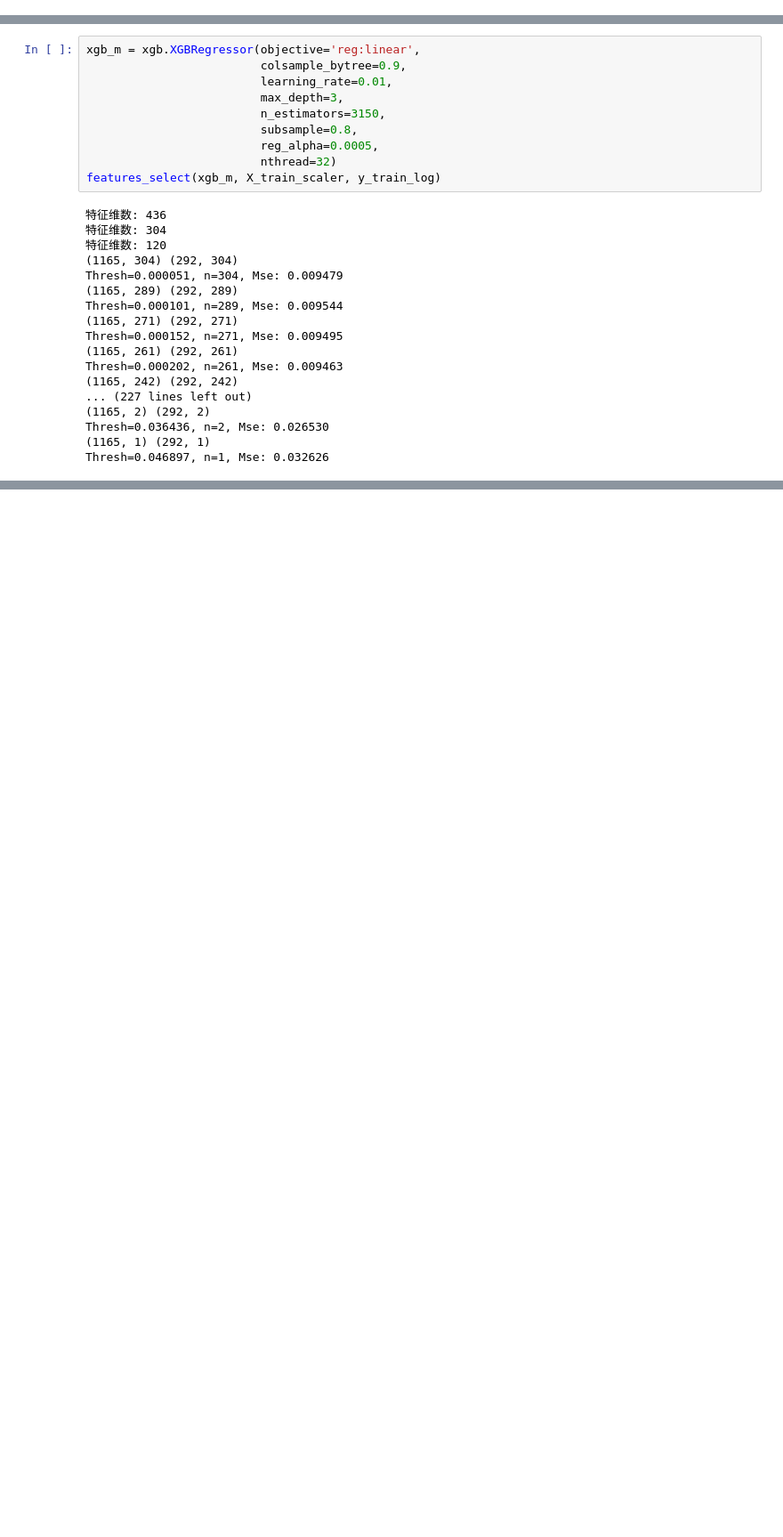
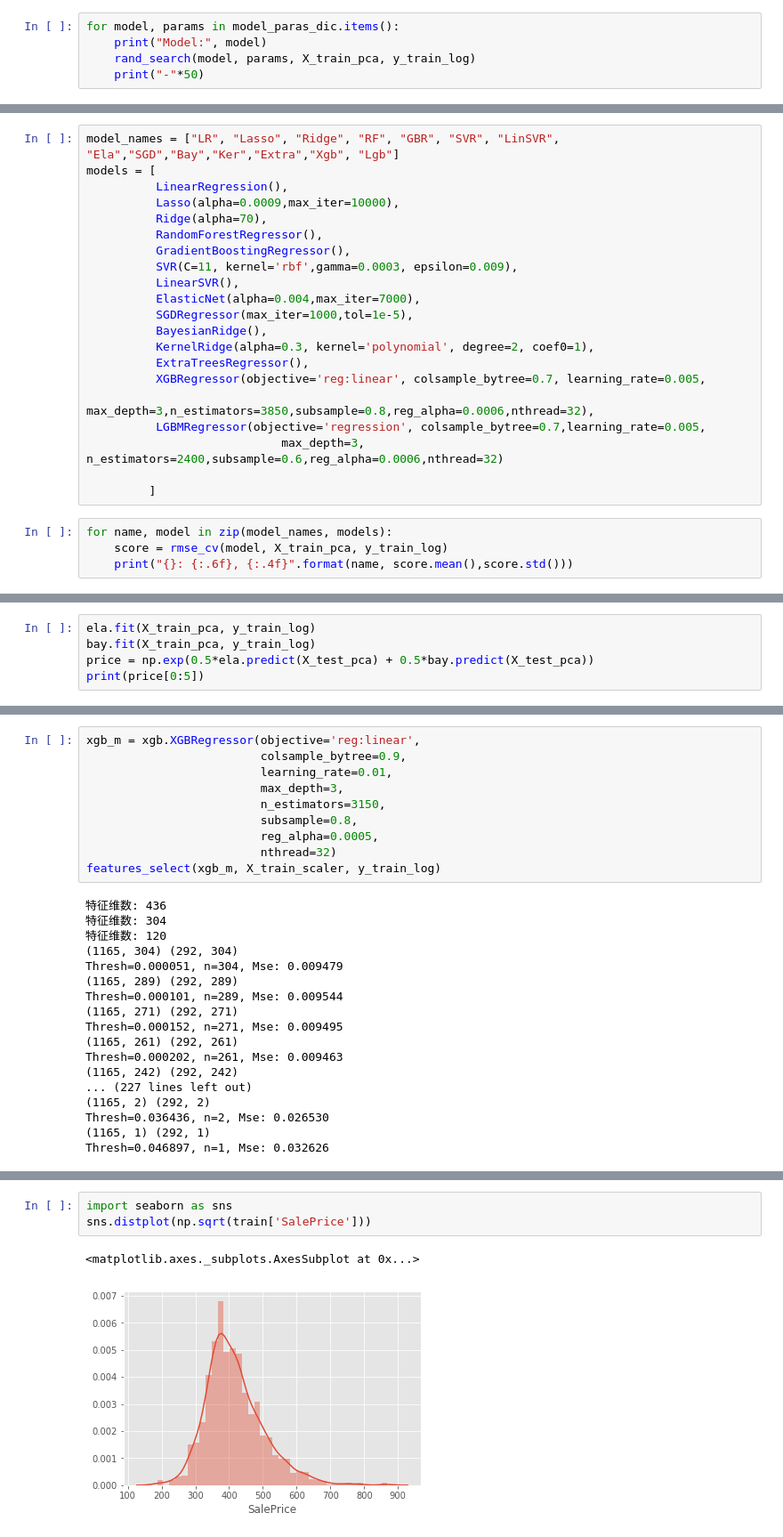
Before and after one commit to zingp/kaggle, a Jupyter notebook: LosAngelesHousePricesForecast/_1_LAHPF_data_preprocessng.ipynb, the cells around one changed output, grey strips where cells are left out. Shown at 89% size. Drawn from its saved outputs; the diff is of its cells as text; blank space fills up the shorter version.

```diff
--- a/LosAngelesHousePricesForecast/_1_LAHPF_data_preprocessng.ipynb
+++ b/LosAngelesHousePricesForecast/_1_LAHPF_data_preprocessng.ipynb
@@ -216,0 +610,5 @@ Log后的训练集标签: (1457,)
+# %%
+for model, params in model_paras_dic.items():
+    print("Model:", model)
+    rand_search(model, params, X_train_pca, y_train_log)
+    print("-"*50)
@@ -216,0 +636,25 @@ Log后的训练集标签: (1457,)
+# %%
+model_names = ["LR", "Lasso", "Ridge", "RF", "GBR", "SVR", "LinSVR", "Ela","SGD","Bay","Ker","Extra","Xgb", "Lgb"]
+models = [
+          LinearRegression(),
+          Lasso(alpha=0.0009,max_iter=10000),
+          Ridge(alpha=70),
+          RandomForestRegressor(),
+          GradientBoostingRegressor(),
+          SVR(C=11, kernel='rbf',gamma=0.0003, epsilon=0.009),
+          LinearSVR(),
+          ElasticNet(alpha=0.004,max_iter=7000),
+          SGDRegressor(max_iter=1000,tol=1e-5),
+          BayesianRidge(),
+          KernelRidge(alpha=0.3, kernel='polynomial', degree=2, coef0=1),
+          ExtraTreesRegressor(),
+          XGBRegressor(objective='reg:linear', colsample_bytree=0.7, learning_rate=0.005,
+                           max_depth=3,n_estimators=3850,subsample=0.8,reg_alpha=0.0006,nthread=32),
+          LGBMRegressor(objective='regression', colsample_bytree=0.7,learning_rate=0.005,
+                            max_depth=3, n_estimators=2400,subsample=0.6,reg_alpha=0.0006,nthread=32)
+
+         ]
+# %%
+for name, model in zip(model_names, models):
+    score = rmse_cv(model, X_train_pca, y_train_log)
+    print("{}: {:.6f}, {:.4f}".format(name, score.mean(),score.std()))
@@ -216,0 +682,5 @@ Log后的训练集标签: (1457,)
+# %%
+ela.fit(X_train_pca, y_train_log)
+bay.fit(X_train_pca, y_train_log)
+price = np.exp(0.5*ela.predict(X_test_pca) + 0.5*bay.predict(X_test_pca))
+print(price[0:5])
@@ -382,0 +994,6 @@ Thresh=0.046897, n=1, Mse: 0.032626
+# %%
+import seaborn as sns
+sns.distplot(np.sqrt(train['SalePrice']))
+# %% [output]
+<matplotlib.axes._subplots.AxesSubplot at 0x...>
+[figure, added]
```
Also changed, not shown: parts of 64 cells of this notebook.
